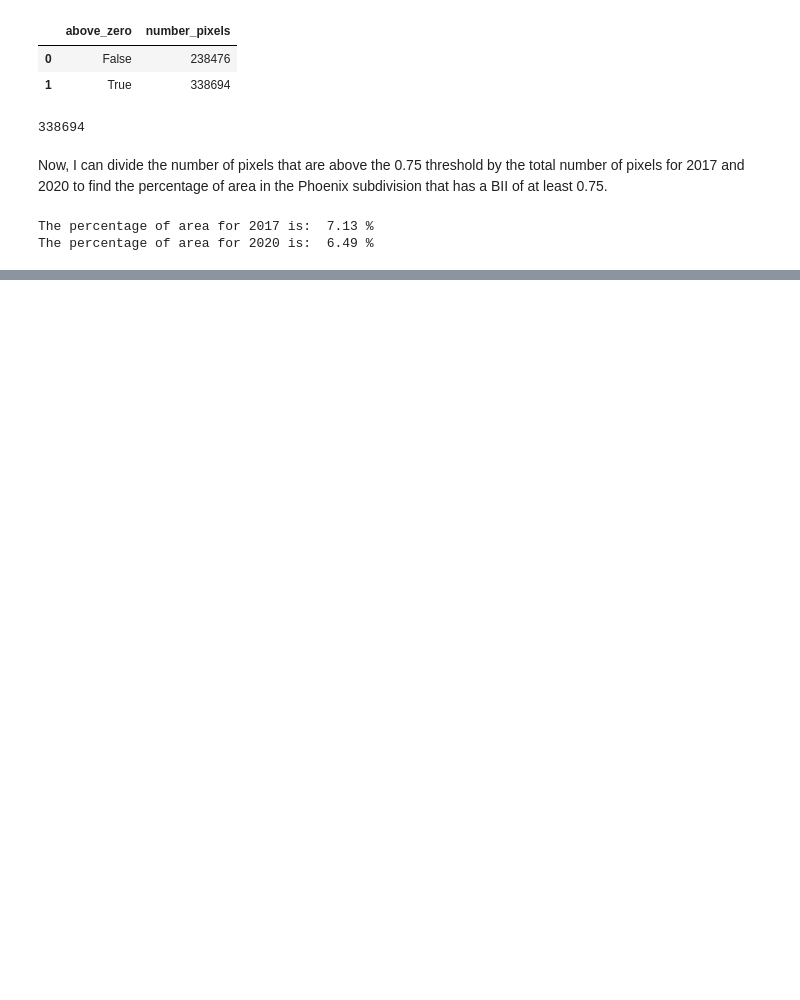
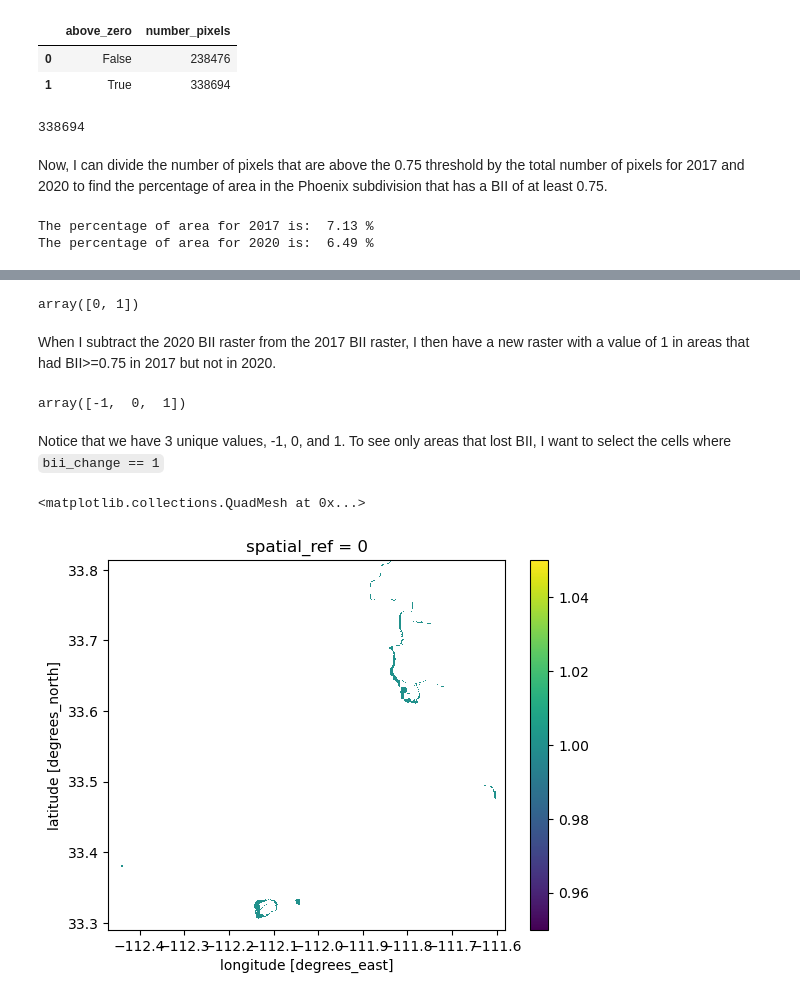
Before and after one commit to marinakochuten/pheonix-bii-change, a Jupyter notebook: phoenix_bii_change.ipynb, the cells around one changed output, grey strips where cells are left out. Cells and saved outputs as stored; diff of their text form; code cells hidden in the pictures; blank space fills up the shorter version.

Commit message:
Plot BII loss from 2017 to 2020

```diff
--- a/phoenix_bii_change.ipynb
+++ b/phoenix_bii_change.ipynb
@@ -339,0 +345,23 @@ The percentage of area for 2020 is:  6.49 %
+# %%
+# Change the values in my BII rasters from True/False to 1 and 0
+bii_2017_int = bii_2017_intact.astype('int')
+bii_2020_int = bii_2020_intact.astype('int')
+np.unique(bii_2017_int)
+# %% [output]
+array([0, 1])
+# %% [markdown]
+When I subtract the 2020 BII raster from the 2017 BII raster, I then have a new raster with a value of 1 in areas that had BII>=0.75 in 2017 but not in 2020.
+# %%
+bii_change = bii_2017_int - bii_2020_int
+np.unique(bii_change)
+# %% [output]
+array([-1,  0,  1])
+# %% [markdown]
+Notice that we have 3 unique values, -1, 0, and 1. To see only areas that lost BII, I want to select the cells where `bii_change == 1`
+# %%
+# Select cells where BII was lost from 2017 to 2020
+bii_loss = bii_change.where(bii_change == 1)
+bii_loss.plot()
+# %% [output]
+<matplotlib.collections.QuadMesh at 0x...>
+[figure, added]
```
Also changed, not shown: parts of 5 cells of this notebook.
